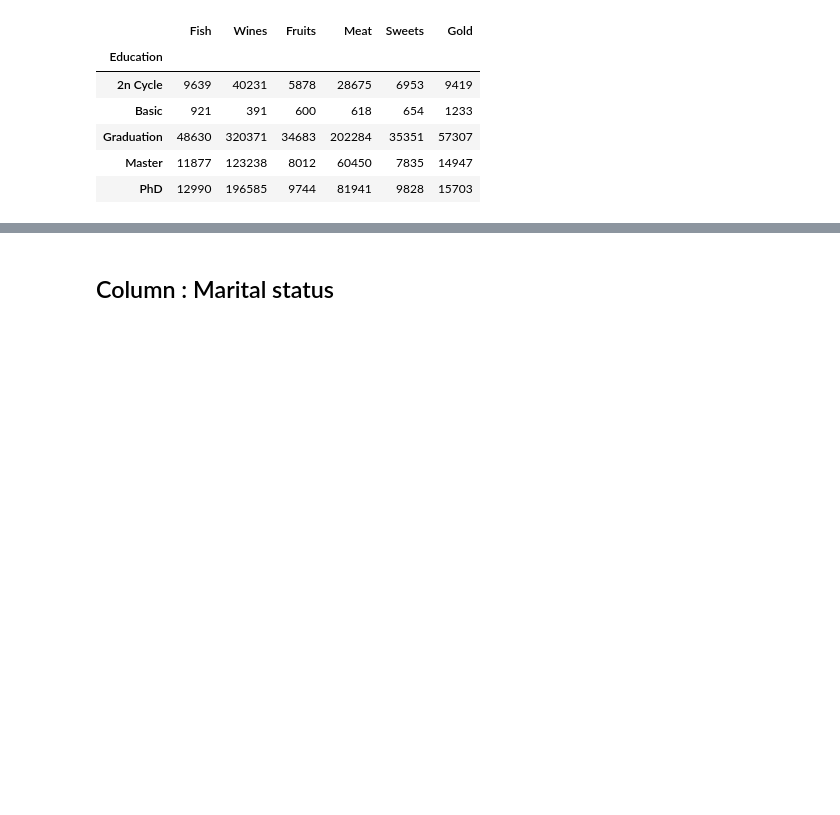
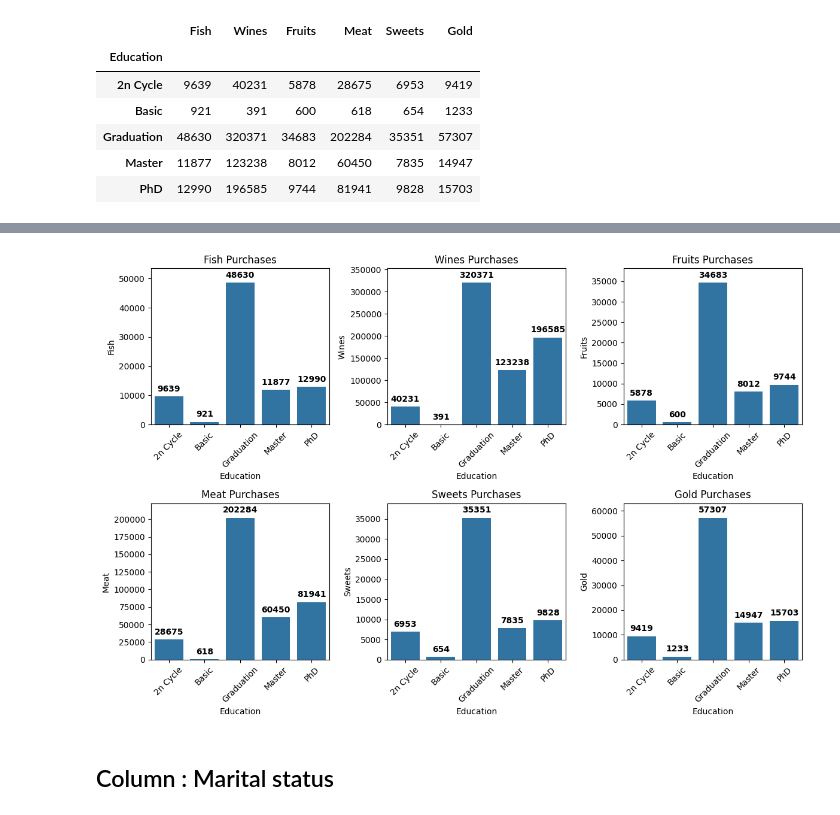
Before and after one commit to AurelienGgt/Customer-Personality-Analysis, a Jupyter notebook: Analyse.ipynb, the cells around one changed output, grey strips where cells are left out. Saved outputs shown, nothing was run; the diff lists cells and outputs as text; code cells hidden in the pictures; blank space fills up the shorter version.

Commit message:
Change subplot from plotly to seaborn

```diff
--- a/Analyse.ipynb
+++ b/Analyse.ipynb
@@ -185,3 +115,30 @@ def visualisation_groupby(df, save_html=False, output_file=None):
+# %%
+def visualisation_groupby(df):
+
+    """
+    Visualise grouped data using subplots in Seaborn (removed the Plotly because was not useful for Github).
+
+    Args:
+        df (pd.DataFrame): A DataFrame with groupby data.
+    """
+    products = ['Fish', 'Wines', 'Fruits', 'Meat', 'Sweets', 'Gold']
+
+    fig, axes = plt.subplots(2, 3, figsize=(12, 8))
+    axes = axes.flatten()  # Permet d'accéder aux axes sous forme de liste
+
+    for i, product in enumerate(products):
+        if product in df.columns:
+            sns.barplot(x=df.index, y=df[product], ax=axes[i])
+            max_height = max(df[product]) * 1.1  # Ajuster la hauteur du graphique
+            axes[i].set_ylim(0, max_height)
+            for p in axes[i].patches:
+                axes[i].annotate(f'{p.get_height():.0f}', (p.get_x() + p.get_width() / 2., p.get_height() + max_height * 0.02),
+                                 ha='center', va='bottom', fontsize=10, color='black', fontweight='bold')
+            axes[i].set_title(f"{product} Purchases")
+            axes[i].set_xticklabels(df.index, rotation=45)
+
+    plt.tight_layout()
+    plt.show()
 # %% [markdown]
 ## Column : Education
 # %%
@@ -214,3 +166,7 @@ Plot saved as /content/drive/My Drive/Customer Personality Analysis/education.ht
+# %%
+visualisation_groupby(education_df)
+# %% [output]
+[figure, added]
 # %% [markdown]
 ## Column : Marital status
 # %%
```
Also changed, not shown: parts of 5 cells of this notebook.
